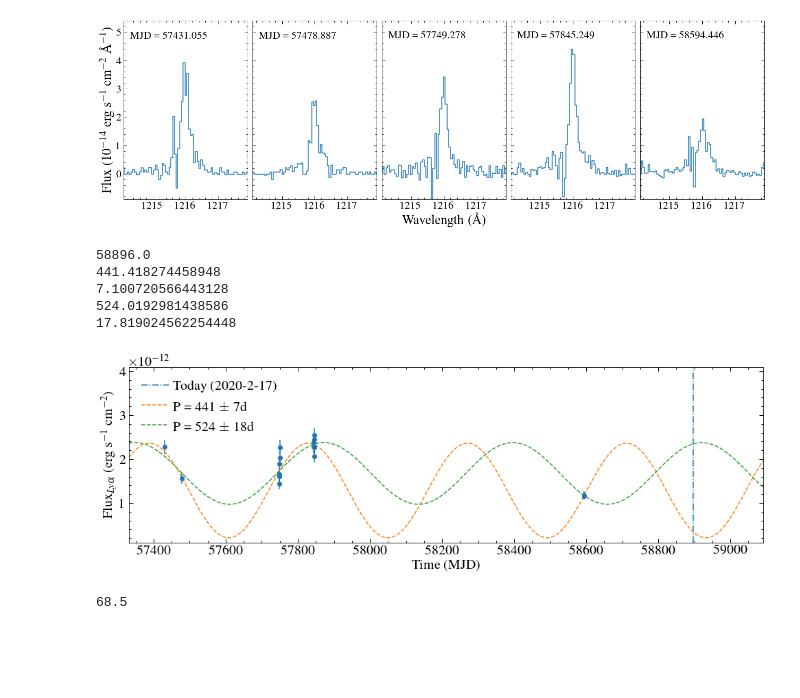
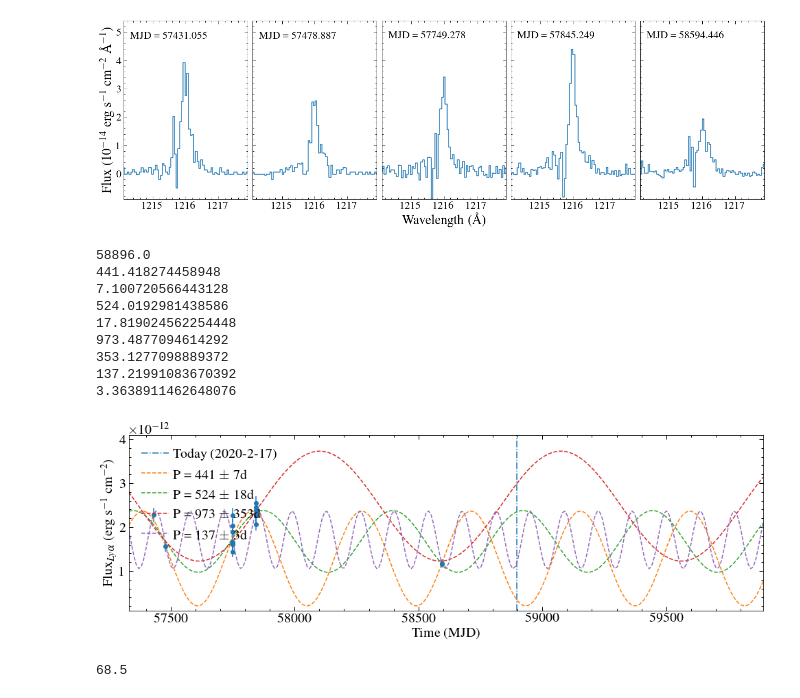
Before and after one commit to davidjwilson/gj1132, a Jupyter notebook: gj1132_lya.ipynb, the cells around one changed output. Drawn from its saved outputs; the diff is of its cells as text; code cells hidden in the pictures; blank space fills up the shorter version.

```diff
--- a/gj1132_lya.ipynb
+++ b/gj1132_lya.ipynb
@@ -270,19 +270,19 @@ plt.xlabel('Time (MJD)')
 plt.ylabel(r'Flux$_{Ly\alpha}$ (erg s$^{-1}$ cm$^{-2}$)')
 
 #plt.ylim(-1e-12, 2.8e-12)
-today = Time('2020-2-21', format='iso')
+today = Time('2020-3-03', format='iso')
 today = today.mjd
 #print(today)
 #plt.axvline(today+21, ls='-.', c='C0', label='Requested observing window ')
-plt.axvspan(today+21, today+31, color='C0', alpha=0.5)
-plt.axvspan(today+85, today+95, color='C0', alpha=0.5)
-#plt.axvline(58950)
+#plt.axvspan(today+2, today+31, color='C0', alpha=0.5)
+#plt.axvspan(today+85, today+95, color='C0', alpha=0.5)
+plt.axvline(today)
 #plt.axvline(59000, ls = '-.', c='C0')
 #plt.axvline(58950, ls = '-.', c='C0')
 
 
 
-timefit = np.arange(times[0]-100, today+200, 10)
+timefit = np.arange(times[0]-100, 59488, 10)
 
 #f_guess = frequency[np.argmax(power)]
 #f_guess = 1/550
@@ -316,7 +316,7 @@ plt.subplot(gs[0:3])
 [plt.axvline(p, ls='--', c=c) for p, c in zip(periods,['C1', 'C2', 'C3', 'C4'])]
 
 plt.tight_layout()
-plt.savefig('four_periods.pdf', dpi=100)
+#plt.savefig('four_periods.pdf', dpi=100)
 #print(len(flux))
 print(error[-1])
 # %% [output]
@@ -472,44 +472,48 @@ today = today.mjd
 print(today)
 plt.axvline(today, ls='-.', c='C0', label='Today (2020-2-17)')
 
-timefit = np.arange(times[0]-100, today+200, 10)
+timefit = np.arange(times[0]-100, today+1000, 10)
 
 #f_guess = frequency[np.argmax(power)]
 #f_guess = 1/550
 periods = []
 p_errors = []
-for f_guess in (1/440, 1/550):#, 1/1000):
+for f_guess in (1/440, 1/550, 1/1000, 1/130):
     sin_mod =  models.Sine1D(amplitude=1e-12, frequency=f_guess) + models.Const1D(2e-12)
-    sin_fit = fitter(sin_mod, times, flux, weights = 1/np.array(error), maxiter=10000)
+    sin_fit = fitter(sin_mod, times, flux, weights = 1/np.array(error), maxiter=100000)
     sin_fit_e = np.sqrt(np.diag(fitter.fit_info['param_cov']))
 
     p_fit =  1/sin_fit[0].frequency
     periods.append(p_fit)
     p_e = sin_fit_e[1]/(sin_fit[0].frequency.value**2)
     p_errors.append(p_e)
     print(p_fit)
     print(p_e)
     #label = 'P\_fit = {0:10.1f} d '.format(p_fit)
     label = 'P = {0:10.0f} $\pm$ {1:10.0f}d '.format(p_fit, p_e)
 
     plt.plot(timefit, sin_fit(timefit), label=label, ls='--')
 #plt.annotate('P\_fit = {0:10.1f} $\pm$ {1:10.1f}d '.format(p_fit, p_e), (0.5, 0.9), xycoords ='axes fraction' )
 #plt.xlim(times[0]-300, today+2000)
 plt.ylim(0.1e-12, 4.1e-12)
 plt.xlim(timefit[0], timefit[-1])
 plt.legend(loc=2)
 
 
 
 plt.tight_layout()
 plt.savefig('periods.pdf', dpi=100)
 # %% [output]
 58896.0
 441.418274458948
 7.100720566443128
 524.0192981438586
 17.819024562254448
+973.4877094614292
+353.1277098889372
+137.21991083670392
+3.3638911462648076
-[figure, old version]
+[figure, new version]
 # %%
 137/2
 # %% [output]
```
Also changed, not shown: parts of 11 cells of this notebook, 7 other files.
